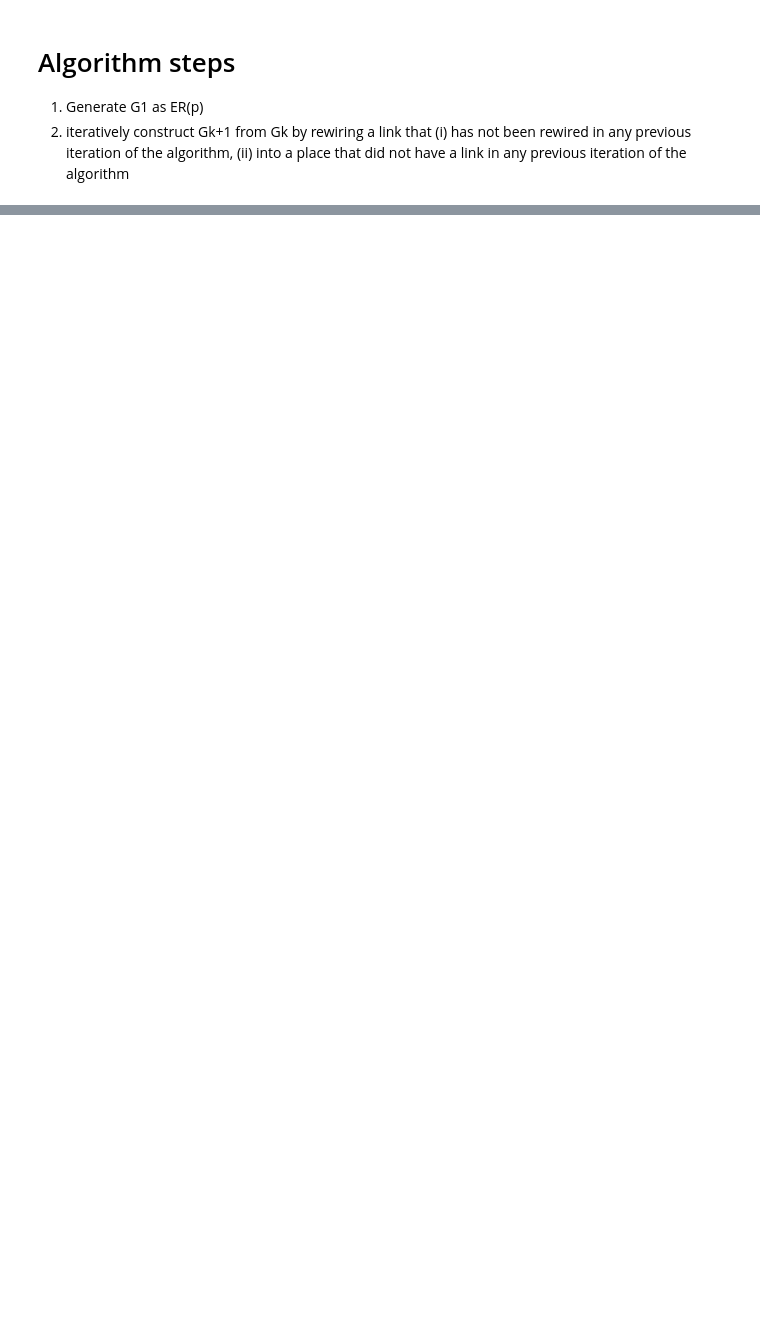
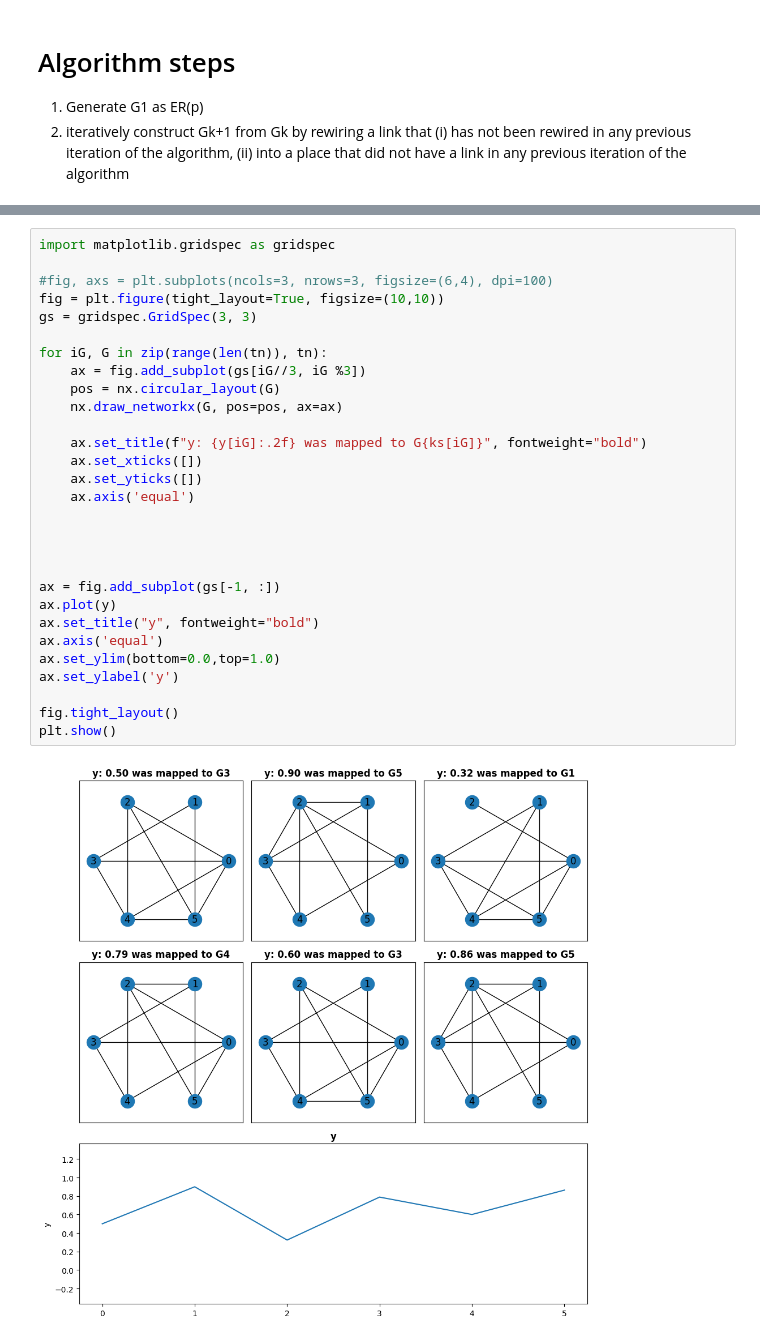
Before and after one commit to smidmatej/dictionary-trick, a Jupyter notebook: dictionary_trick.ipynb, the cells around one changed output, grey strips where cells are left out. Drawn from its saved outputs; the diff is of its cells as text; blank space fills up the shorter version.

```diff
--- a/dictionary_trick.ipynb
+++ b/dictionary_trick.ipynb
@@ -80,0 +67,31 @@ plt.show()
+# %%
+import matplotlib.gridspec as gridspec
+
+#fig, axs = plt.subplots(ncols=3, nrows=3, figsize=(6,4), dpi=100)
+fig = plt.figure(tight_layout=True, figsize=(10,10))
+gs = gridspec.GridSpec(3, 3)
+
+for iG, G in zip(range(len(tn)), tn):
+    ax = fig.add_subplot(gs[iG//3, iG %3])
+    pos = nx.circular_layout(G)
+    nx.draw_networkx(G, pos=pos, ax=ax)
+
+    ax.set_title(f"y: {y[iG]:.2f} was mapped to G{ks[iG]}", fontweight="bold")
+    ax.set_xticks([])
+    ax.set_yticks([])
+    ax.axis('equal')
+
+
+
+
+ax = fig.add_subplot(gs[-1, :])
+ax.plot(y)
+ax.set_title("y", fontweight="bold")
+ax.axis('equal')
+ax.set_ylim(bottom=0.0,top=1.0)
+ax.set_ylabel('y')
+
+fig.tight_layout()
+plt.show()
+# %% [output]
+[figure, added]
```
Also changed, not shown: parts of 8 cells of this notebook, 5 other files.
